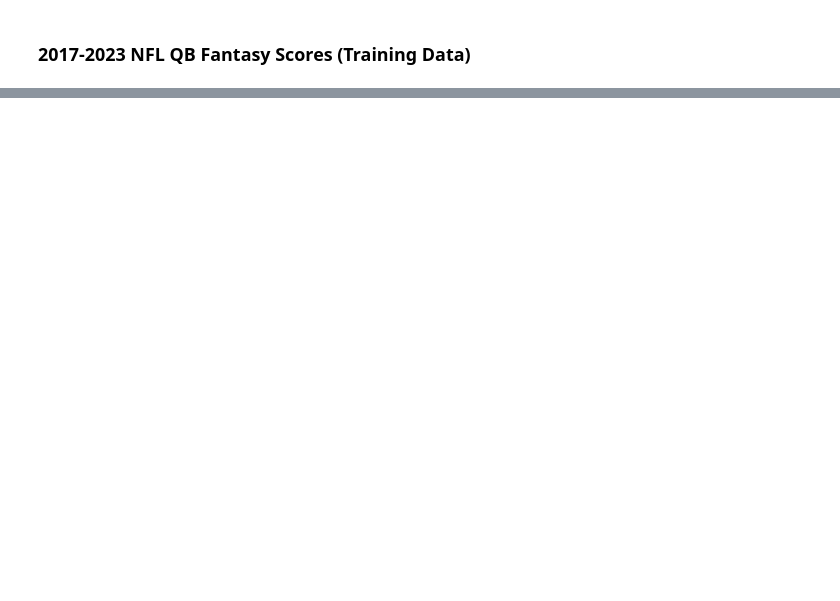
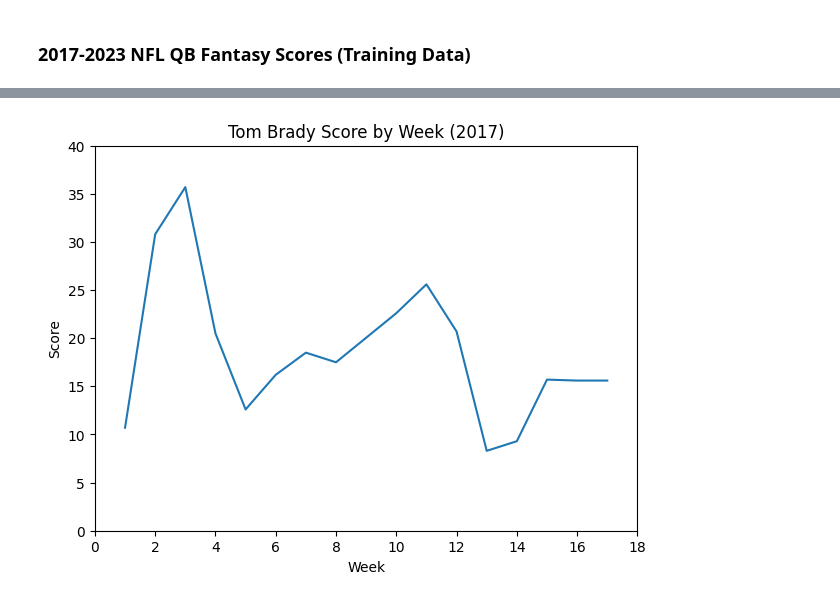
Before and after one commit to sohankancherla/nfl-qb-fantasy-prediction, a Jupyter notebook: qb_prediction.ipynb, the cells around one changed output, grey strips where cells are left out. Cells and saved outputs as stored; diff of their text form; code cells hidden in the pictures; blank space fills up the shorter version.

```diff
--- a/qb_prediction.ipynb
+++ b/qb_prediction.ipynb
@@ -45,0 +58,5 @@ Name: count, Length: 404, dtype: int64
+# %%
+train_df['Score'] = pd.to_numeric(train_df['Score'], errors='coerce')
+train_df = train_df.dropna(subset=['Score'])
+train_df = train_df[train_df['Score'] > 2]
+train_df["Score"].value_counts()
@@ -45,0 +93,14 @@ Name: count, Length: 404, dtype: int64
+# %%
+tom_brady = train_df[train_df['Name'] == 'Tom Brady'].head(16)
+tom_brady['Week'] = pd.to_numeric(tom_brady['Week'])
+tom_brady['Score'] = pd.to_numeric(tom_brady['Score'])
+plt.figure(figsize=(7, 5))
+plt.plot(tom_brady['Week'], tom_brady['Score'])
+plt.title('Tom Brady Score by Week (2017)')
+plt.xlabel('Week')
+plt.ylabel('Score')
+plt.ylim(0,40)
+plt.xlim(0,18)
+plt.show()
+# %% [output]
+[figure, added]
```
Also changed, not shown: parts of 36 cells of this notebook.
